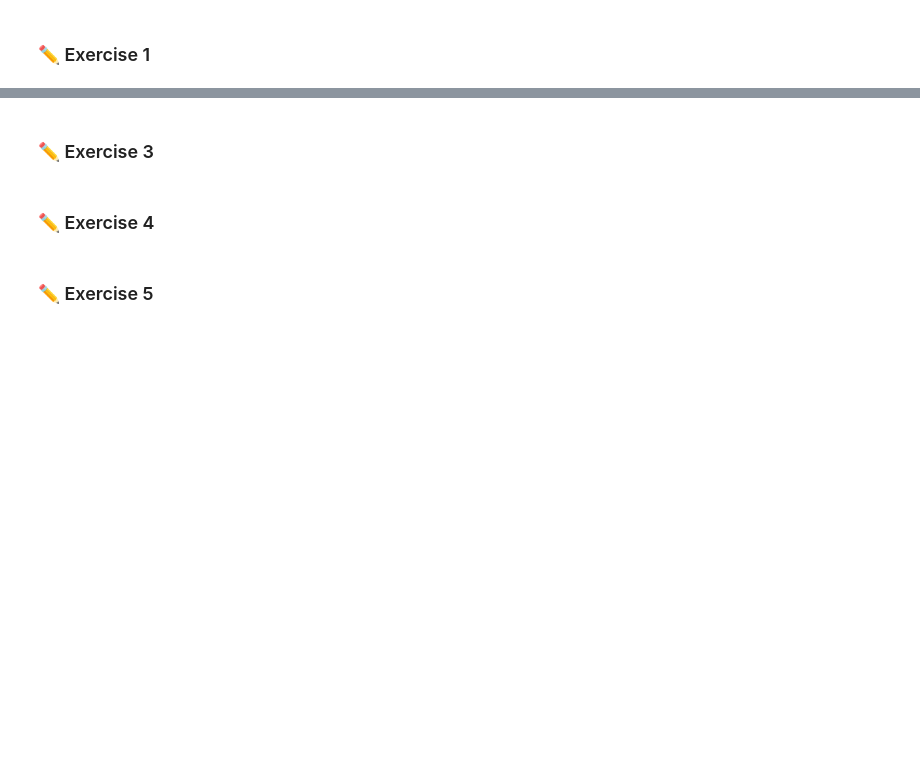
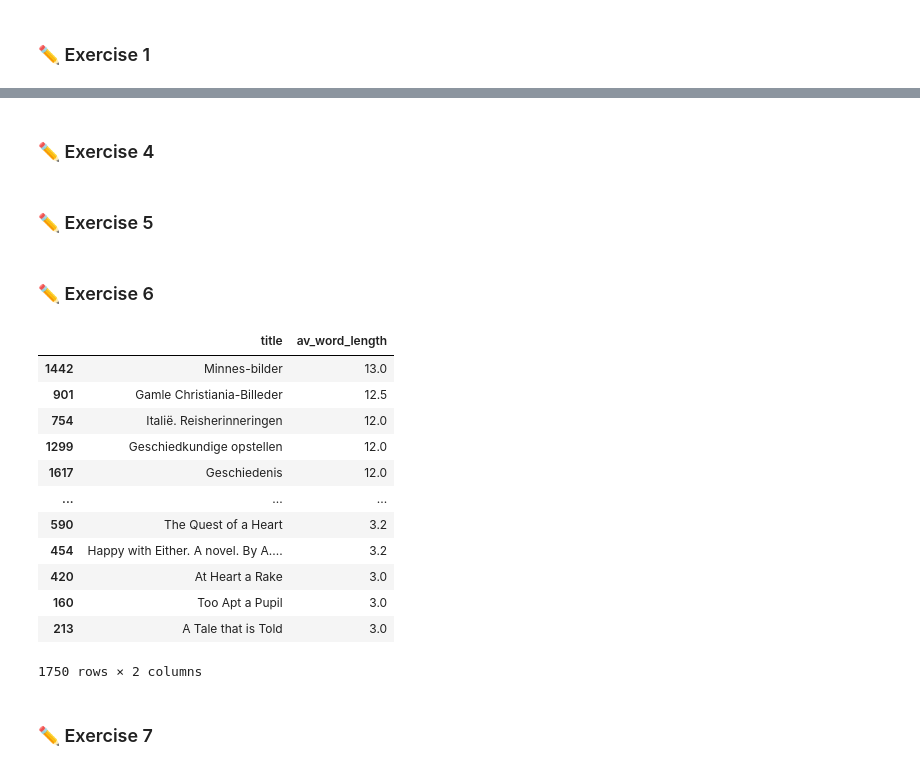
Before and after one commit to Living-with-machines/dhoxss-text2tech, a Jupyter notebook: Sessions/3b-Pandas.ipynb, the cells around one changed output, grey strips where cells are left out. Drawn from its saved outputs; the diff is of its cells as text; code cells hidden in the pictures; blank space fills up the shorter version.

```diff
--- a/Sessions/3b-Pandas.ipynb
+++ b/Sessions/3b-Pandas.ipynb
@@ -260,7 +496,7 @@ london_fiction = df[(df["genre"] == "Fiction") & (df["place"] == "London")]
 print("Fiction published in London:", len(london_fiction))
 print(london_fiction["title"].head().to_list())
 # %% [markdown]
-### ✏️ Exercise 3
+### ✏️ Exercise 4
 # %%
 tale = df["title"].str.contains("tale", case=False)
 print("titles containing 'tale':", tale.sum())
@@ -276,7 +512,7 @@ print(df[history]["genre"].value_counts())
 # Note also that 'tale' matches 'tales' and 'Tale', but it would also match a word like
 # 'talented' if one appeared: `.str.contains()` looks for the letters, not the word.
 # %% [markdown]
-### ✏️ Exercise 4
+### ✏️ Exercise 5
 # %%
 def is_long_title(title):
     """ True if the title has more than 15 words """
@@ -285,8 +521,32 @@ def is_long_title(title):
 
 df["long_title"] = df["title"].apply(is_long_title)
 print(df["long_title"].value_counts())
+# %% [markdown]
+### ✏️ Exercise 6
+# %%
+def averge_word_length(text):
+    words = text.split()
+    word_lengths = [len(w) for w in words]
+    return sum(word_lengths) / len(word_lengths)
+
+df['av_word_length'] =df['title'].apply(averge_word_length)
+df[['title','av_word_length']].sort_values(by='av_word_length', ascending=False)
+# %% [output]
+|  | title | av_word_length |
+| 1442 | Minnes-bilder | 13.0 |
+| 901 | Gamle Christiania-Billeder | 12.5 |
+| 754 | Italië. Reisherinneringen | 12.0 |
+| 1299 | Geschiedkundige opstellen | 12.0 |
+| 1617 | Geschiedenis | 12.0 |
+| ... | ... | ... |
+| 590 | The Quest of a Heart | 3.2 |
+| 454 | Happy with Either. A novel. By A.... | 3.2 |
+| 420 | At Heart a Rake | 3.0 |
+| 160 | Too Apt a Pupil | 3.0 |
+| 213 | A Tale that is Told | 3.0 |
+1750 rows × 2 columns
 # %% [markdown]
-### ✏️ Exercise 5
+### ✏️ Exercise 7
 # %%
 df["is_fiction"] = df["genre"] == "Fiction"
 
```
Also changed, not shown: parts of 42 cells of this notebook, 2 other files.
